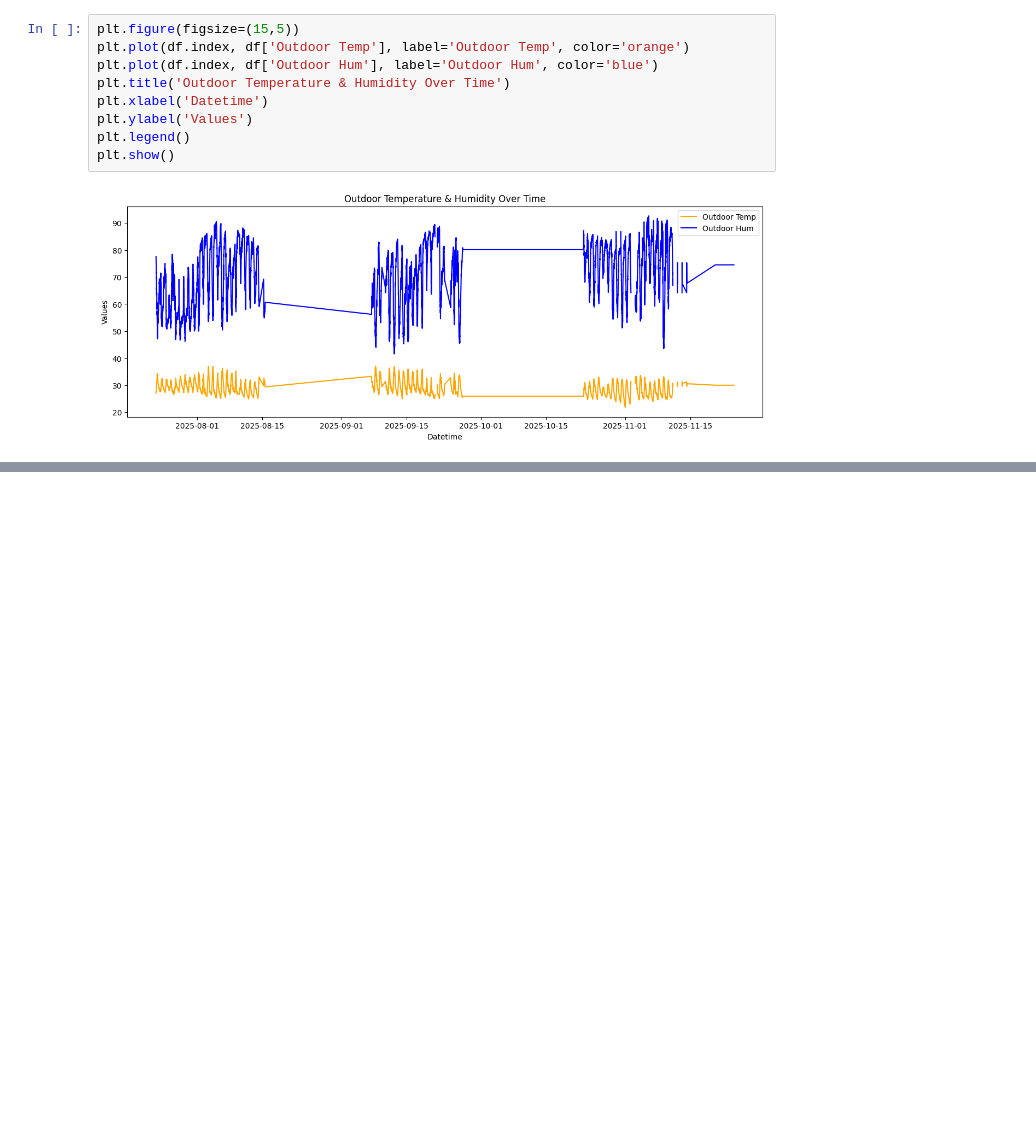
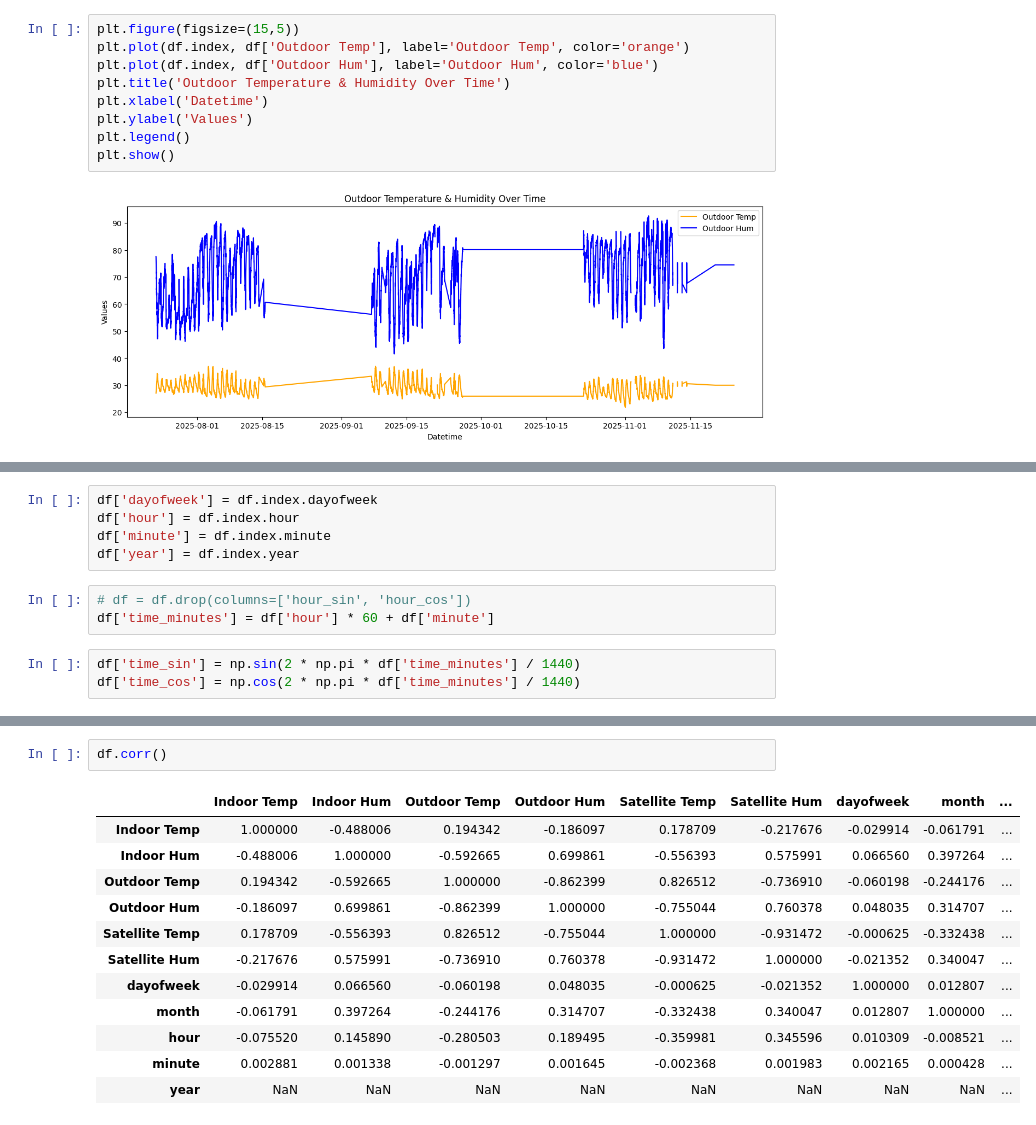
Before and after one commit to Harinadhavasala/Chatbot_Code, a Jupyter notebook: Untitled5.ipynb, the cells around one changed output, grey strips where cells are left out. Drawn from its saved outputs; the diff is of its cells as text; blank space fills up the shorter version.

```diff
--- a/Untitled5.ipynb
+++ b/Untitled5.ipynb
@@ -508,0 +398,11 @@ df.describe()
+# %%
+df['dayofweek'] = df.index.dayofweek
+df['hour'] = df.index.hour
+df['minute'] = df.index.minute
+df['year'] = df.index.year
+# %%
+# df = df.drop(columns=['hour_sin', 'hour_cos'])
+df['time_minutes'] = df['hour'] * 60 + df['minute']
+# %%
+df['time_sin'] = np.sin(2 * np.pi * df['time_minutes'] / 1440)
+df['time_cos'] = np.cos(2 * np.pi * df['time_minutes'] / 1440)
@@ -508,0 +426,15 @@ df.describe()
+# %%
+df.corr()
+# %% [output]
+|  | Indoor Temp | Indoor Hum | Outdoor Temp | Outdoor Hum | Satellite Temp | Satellite Hum | dayofweek | month | ... |
+| Indoor Temp | 1.000000 | -0.488006 | 0.194342 | -0.186097 | 0.178709 | -0.217676 | -0.029914 | -0.061791 | ... |
+| Indoor Hum | -0.488006 | 1.000000 | -0.592665 | 0.699861 | -0.556393 | 0.575991 | 0.066560 | 0.397264 | ... |
+| Outdoor Temp | 0.194342 | -0.592665 | 1.000000 | -0.862399 | 0.826512 | -0.736910 | -0.060198 | -0.244176 | ... |
+| Outdoor Hum | -0.186097 | 0.699861 | -0.862399 | 1.000000 | -0.755044 | 0.760378 | 0.048035 | 0.314707 | ... |
+| Satellite Temp | 0.178709 | -0.556393 | 0.826512 | -0.755044 | 1.000000 | -0.931472 | -0.000625 | -0.332438 | ... |
+| Satellite Hum | -0.217676 | 0.575991 | -0.736910 | 0.760378 | -0.931472 | 1.000000 | -0.021352 | 0.340047 | ... |
+| dayofweek | -0.029914 | 0.066560 | -0.060198 | 0.048035 | -0.000625 | -0.021352 | 1.000000 | 0.012807 | ... |
+| month | -0.061791 | 0.397264 | -0.244176 | 0.314707 | -0.332438 | 0.340047 | 0.012807 | 1.000000 | ... |
+| hour | -0.075520 | 0.145890 | -0.280503 | 0.189495 | -0.359981 | 0.345596 | 0.010309 | -0.008521 | ... |
+| minute | 0.002881 | 0.001338 | -0.001297 | 0.001645 | -0.002368 | 0.001983 | 0.002165 | 0.000428 | ... |
+| year | NaN | NaN | NaN | NaN | NaN | NaN | NaN | NaN | ... |
```
Also changed, not shown: parts of 35 cells of this notebook.
